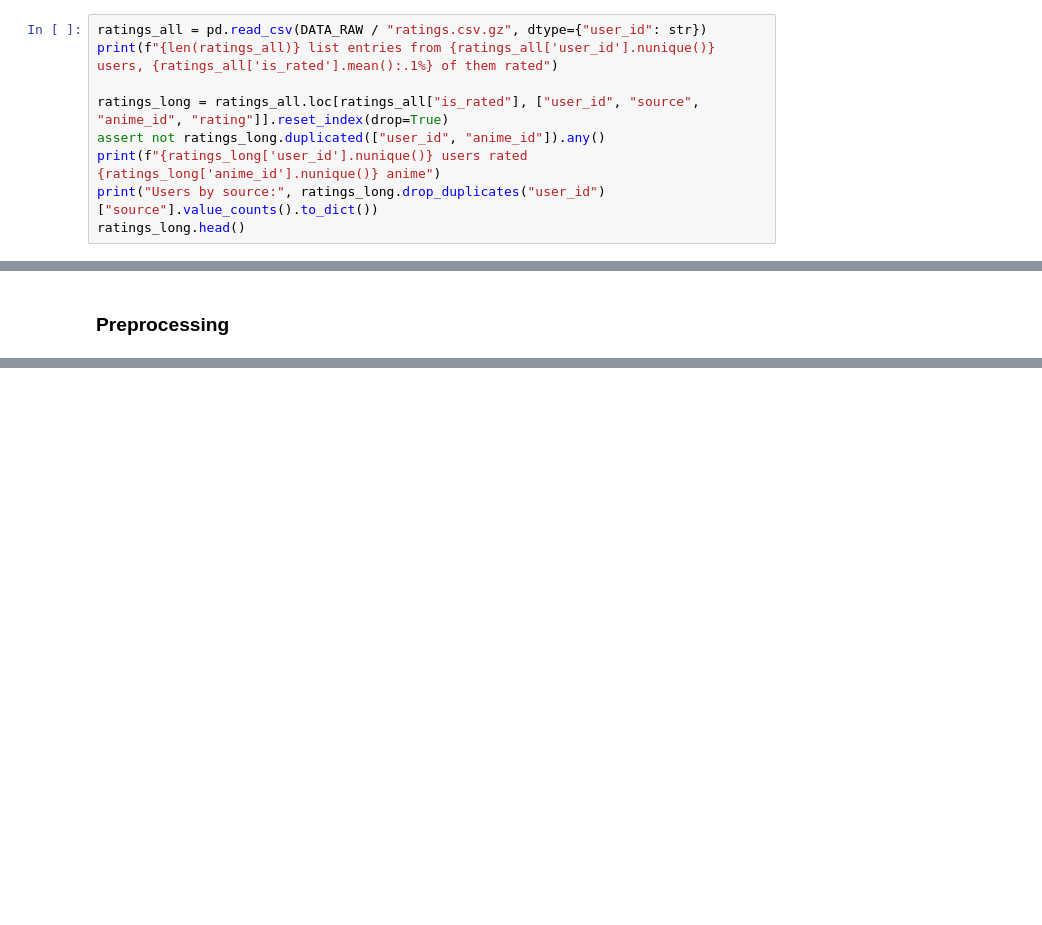
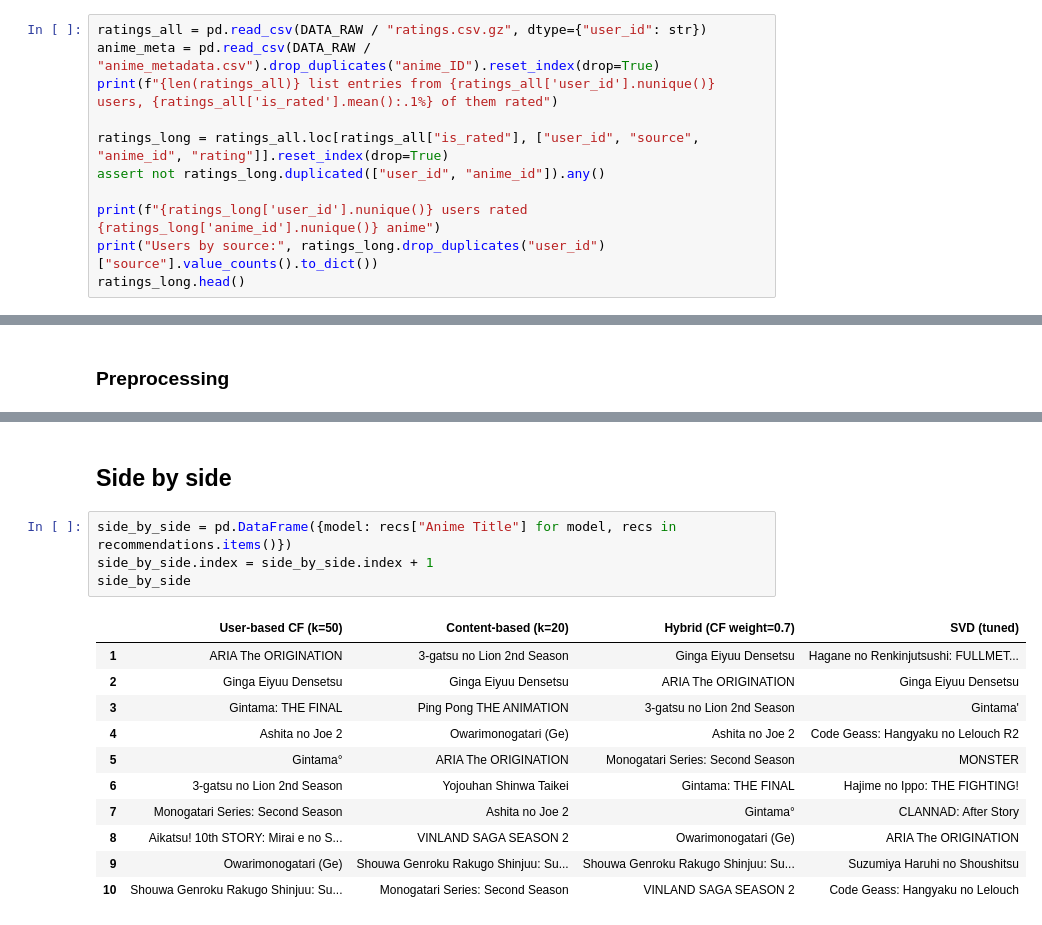
Before and after one commit to DhLYa/content_recommender, a Jupyter notebook: anime_recommender.ipynb, the cells around one changed output, grey strips where cells are left out. Saved outputs shown, nothing was run; the diff lists cells and outputs as text; blank space fills up the shorter version.

```diff
--- a/anime_recommender.ipynb
+++ b/anime_recommender.ipynb
@@ -47,10 +46,12 @@ RATING_MIN, RATING_MAX = 0.1, 10.0
 `ratings.csv.gz` has one row per list entry. Entries without a score (planned, dropped, or watched but not scored) are not ratings, so only rated entries are kept. `source` is `seed` for sampled users and `manual` for people of interest added by name.
 # %%
 ratings_all = pd.read_csv(DATA_RAW / "ratings.csv.gz", dtype={"user_id": str})
+anime_meta = pd.read_csv(DATA_RAW / "anime_metadata.csv").drop_duplicates("anime_ID").reset_index(drop=True)
 print(f"{len(ratings_all)} list entries from {ratings_all['user_id'].nunique()} users, {ratings_all['is_rated'].mean():.1%} of them rated")
 
 ratings_long = ratings_all.loc[ratings_all["is_rated"], ["user_id", "source", "anime_id", "rating"]].reset_index(drop=True)
 assert not ratings_long.duplicated(["user_id", "anime_id"]).any()
+
 print(f"{ratings_long['user_id'].nunique()} users rated {ratings_long['anime_id'].nunique()} anime")
 print("Users by source:", ratings_long.drop_duplicates("user_id")["source"].value_counts().to_dict())
 ratings_long.head()
@@ -1169,0 +1017,18 @@ results_df.round(4)
+# %% [markdown]
+## Side by side
+# %%
+side_by_side = pd.DataFrame({model: recs["Anime Title"] for model, recs in recommendations.items()})
+side_by_side.index = side_by_side.index + 1
+side_by_side
+# %% [output]
+|  | User-based CF (k=50) | Content-based (k=20) | Hybrid (CF weight=0.7) | SVD (tuned) |
+| 1 | ARIA The ORIGINATION | 3-gatsu no Lion 2nd Season | Ginga Eiyuu Densetsu | Hagane no Renkinjutsushi: FULLMET... |
+| 2 | Ginga Eiyuu Densetsu | Ginga Eiyuu Densetsu | ARIA The ORIGINATION | Ginga Eiyuu Densetsu |
+| 3 | Gintama: THE FINAL | Ping Pong THE ANIMATION | 3-gatsu no Lion 2nd Season | Gintama' |
+| 4 | Ashita no Joe 2 | Owarimonogatari (Ge) | Ashita no Joe 2 | Code Geass: Hangyaku no Lelouch R2 |
+| 5 | Gintama° | ARIA The ORIGINATION | Monogatari Series: Second Season | MONSTER |
+| 6 | 3-gatsu no Lion 2nd Season | Yojouhan Shinwa Taikei | Gintama: THE FINAL | Hajime no Ippo: THE FIGHTING! |
+| 7 | Monogatari Series: Second Season | Ashita no Joe 2 | Gintama° | CLANNAD: After Story |
+| 8 | Aikatsu! 10th STORY: Mirai e no S... | VINLAND SAGA SEASON 2 | Owarimonogatari (Ge) | ARIA The ORIGINATION |
+| 9 | Owarimonogatari (Ge) | Shouwa Genroku Rakugo Shinjuu: Su... | Shouwa Genroku Rakugo Shinjuu: Su... | Suzumiya Haruhi no Shoushitsu |
+| 10 | Shouwa Genroku Rakugo Shinjuu: Su... | Monogatari Series: Second Season | VINLAND SAGA SEASON 2 | Code Geass: Hangyaku no Lelouch |
```
Also changed, not shown: parts of 62 cells of this notebook.
